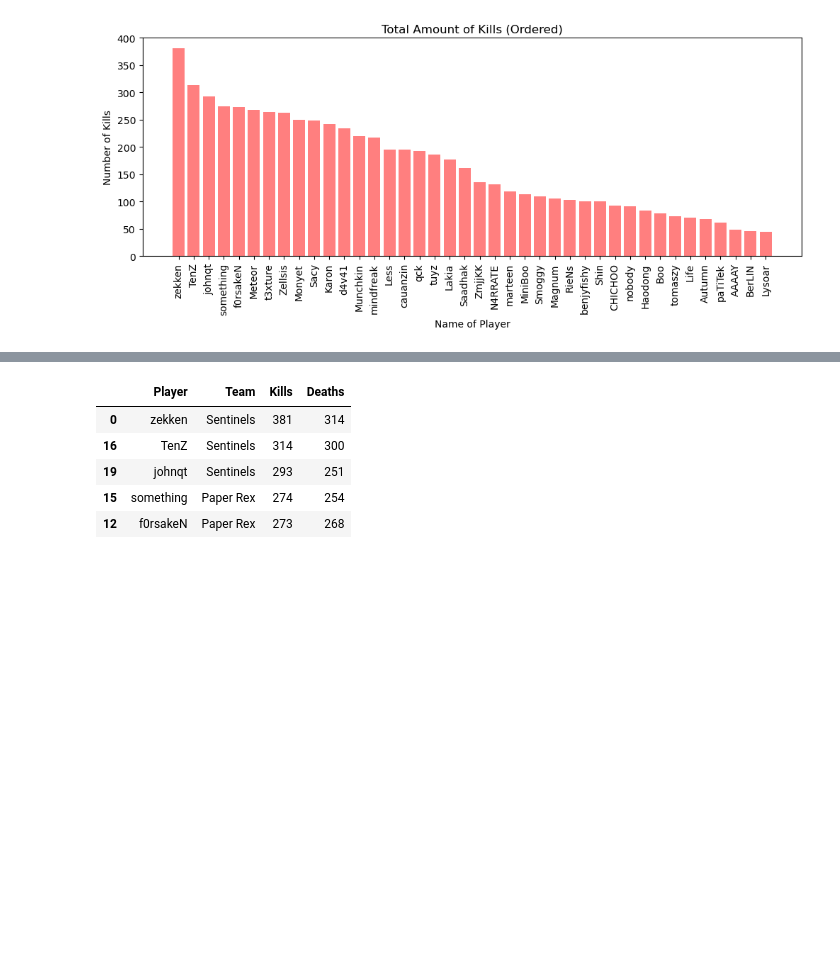
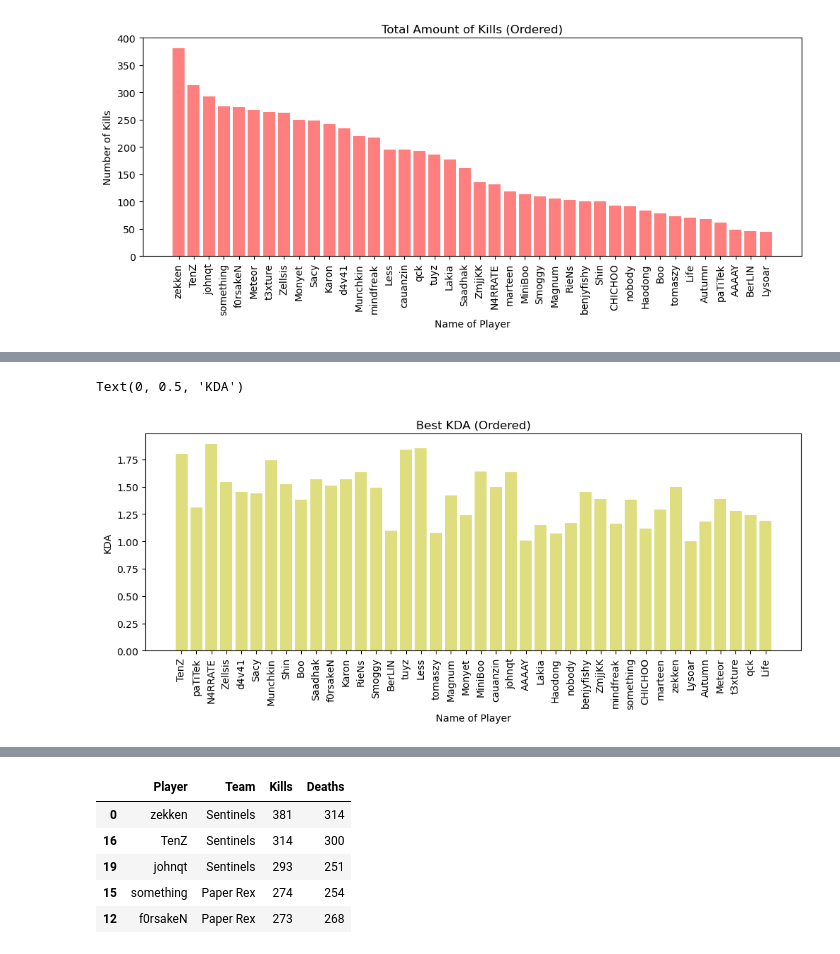
Before and after one commit to azrielmt/vct-masters-madrid-data, a Jupyter notebook: viz.ipynb, the cells around one changed output, grey strips where cells are left out. Saved outputs shown, nothing was run; the diff lists cells and outputs as text; code cells hidden in the pictures; blank space fills up the shorter version.

```diff
--- a/viz.ipynb
+++ b/viz.ipynb
@@ -83,0 +141,5 @@ teams_df
+# %%
+grouped_df = data_df.sort_values(
+    by="KDA",
+    ascending=False)
+grouped_df
@@ -83,0 +164,11 @@ teams_df
+# %%
+# KDA is simply just the average Kill, Death and Assist Ratio.
+plt.figure(figsize=(12,4))
+plt.bar(x_axis, grouped_df["KDA"], color='y', alpha=0.5)
+plt.xticks(tick_locations, grouped_df["Player"], rotation="vertical")
+plt.title("Best KDA (Ordered)")
+plt.xlabel("Name of Player")
+plt.ylabel("KDA")
+# %% [output]
+Text(0, 0.5, 'KDA')
+[figure, added]
```
Also changed, not shown: parts of 18 cells of this notebook, 1 other file.
